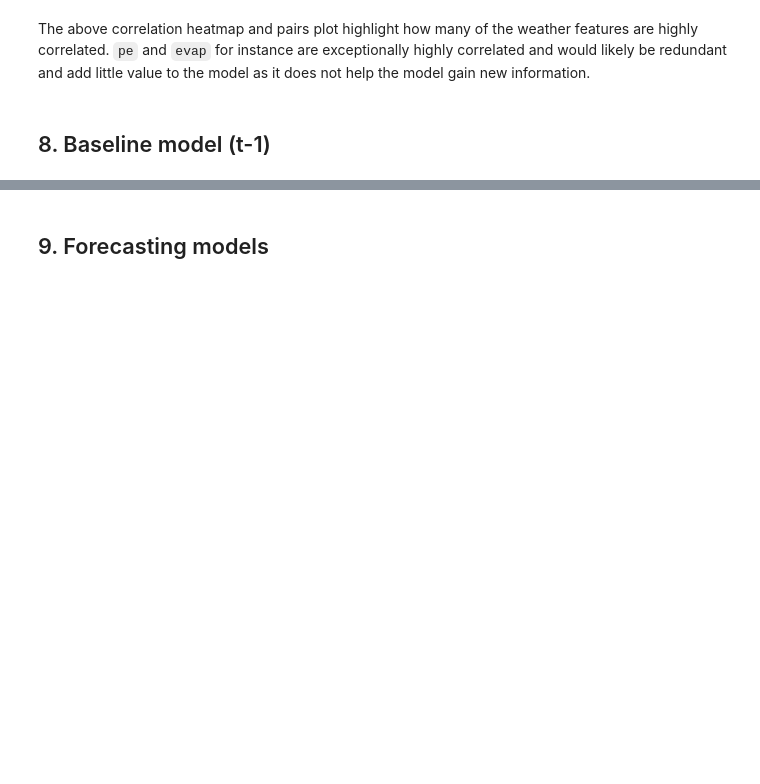
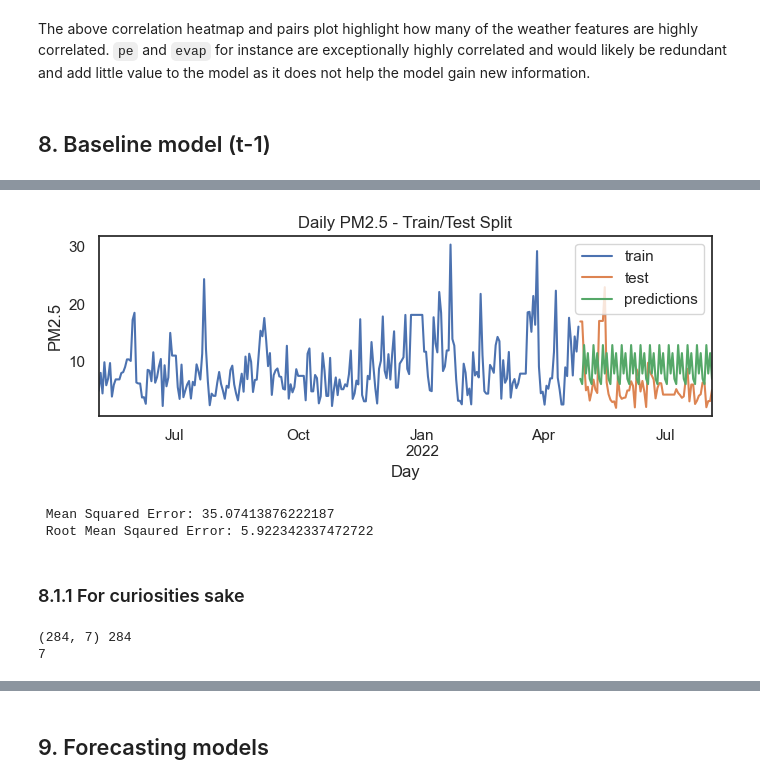
Before and after one commit to jako6f/dublin-air-quality-forecasting, a Jupyter notebook: notebooks/dublin_air_quality_forecasting.ipynb, the cells around one changed output, grey strips where cells are left out. Drawn from its saved outputs; the diff is of its cells as text; code cells hidden in the pictures; blank space fills up the shorter version.

Commit message:
Baseline forecast and trial
Created the baseline forecasting model and trialed a linear regression forecast.

```diff
--- a/notebooks/dublin_air_quality_forecasting.ipynb
+++ b/notebooks/dublin_air_quality_forecasting.ipynb
@@ -2202,0 +1826,9 @@ The above correlation heatmap and pairs plot highlight how many of the weather f
+# %%
+# fit forecaster
+forecaster = ForecasterEquivalentDate(
+    offset = pd.DateOffset(weeks=1),
+    n_offsets = 4, # average of last 4 equivalent weekdays
+    agg_func = np.mean) # use the mean
+
+forecaster.fit(y=y_train)
+forecaster
@@ -2202,0 +1852,4 @@ The above correlation heatmap and pairs plot highlight how many of the weather f
+# %%
+# make predictions
+predictions = forecaster.predict(steps=len(y_test)) # predicts for the number of values in test set
+predictions.head(20)
@@ -2202,0 +1874,29 @@ The above correlation heatmap and pairs plot highlight how many of the weather f
+# %%
+# plot predictions
+fig, ax = plt.subplots(figsize=(7, 3))
+y_train.plot(ax=ax, label='train')
+y_test.plot(ax=ax, label='test')
+predictions.plot(ax=ax, label = 'predictions')
+ax.set_title('Daily PM2.5 - Train/Test Split')
+ax.legend()
+plt.xlabel('Day')
+plt.ylabel('PM2.5')
+plt.tight_layout()
+plt.show()
+# %% [output]
+[figure, added]
+# %%
+# assess using MSE and RMSE
+mse = mean_squared_error(
+    y_true = y_test,
+    y_pred = predictions
+)
+print(f" Mean Squared Error: {mse}")
+
+rmse = sqrt(mse)
+print(f" Root Mean Sqaured Error: {rmse}")
+# %% [output]
+ Mean Squared Error: 35.07413876222187
+ Root Mean Sqaured Error: 5.922342337472722
+# %% [markdown]
+### 8.1.1 For curiosities sake
@@ -2202,0 +1922,18 @@ The above correlation heatmap and pairs plot highlight how many of the weather f
+# %%
+# Create windows for each column
+window_size = 2 # Use the previous 3 days of data
+window_params = ['dublin_daily_avg_pm25','sun', 'wdsp'] # use the pm25, sun, wind speed
+other_params = ['day_of_week'] # we know what day of the week it will be
+output_param = ['dublin_daily_avg_pm25'] # predict the temperature
+
+X = get_window(all_dublin, window_size, window_params, other_params)
+y = all_dublin[output_param][window_size:].values
+
+# Check they are the same length
+print(X.shape, len(y))
+
+## How many parameters do we have as input?
+print(len(X[0]))
+# %% [output]
+(284, 7) 284
+7
```
Also changed, not shown: parts of 34 cells of this notebook, 1 other file.
